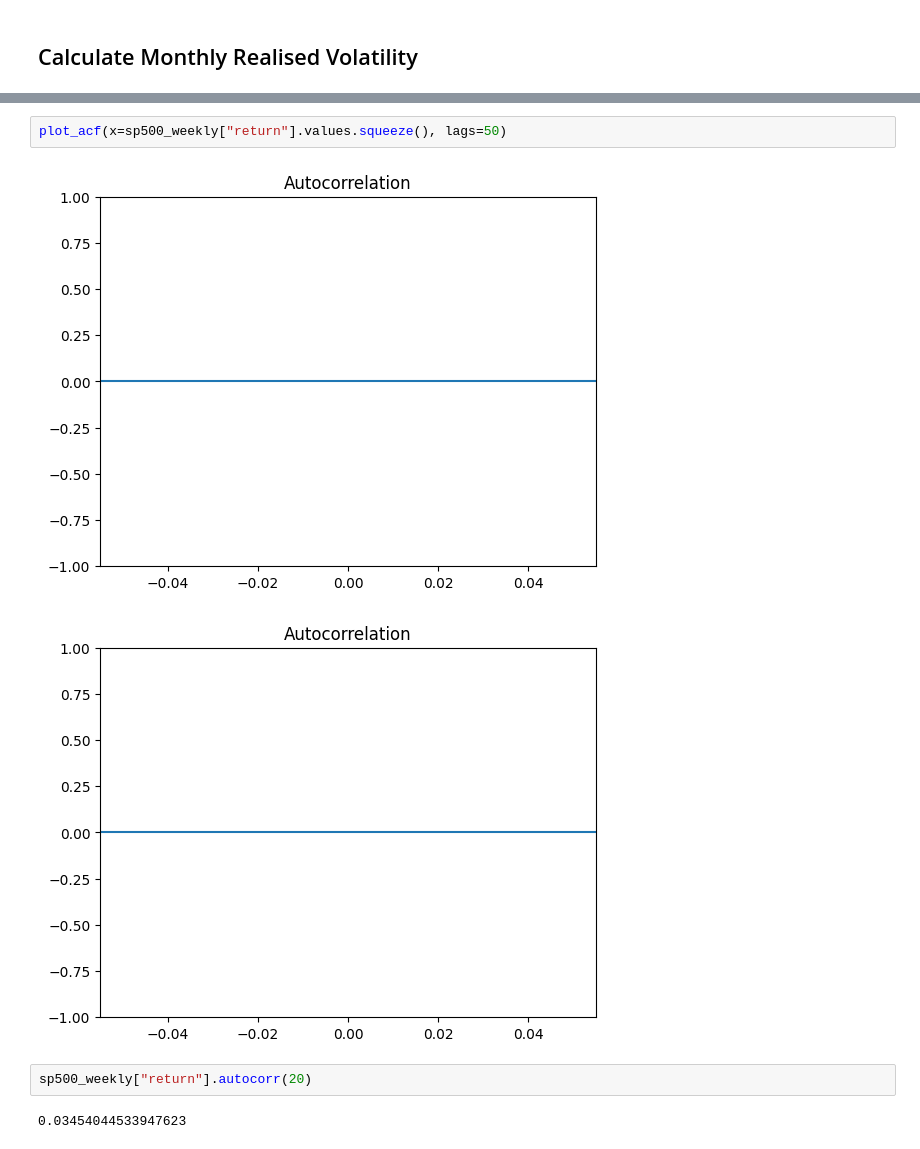
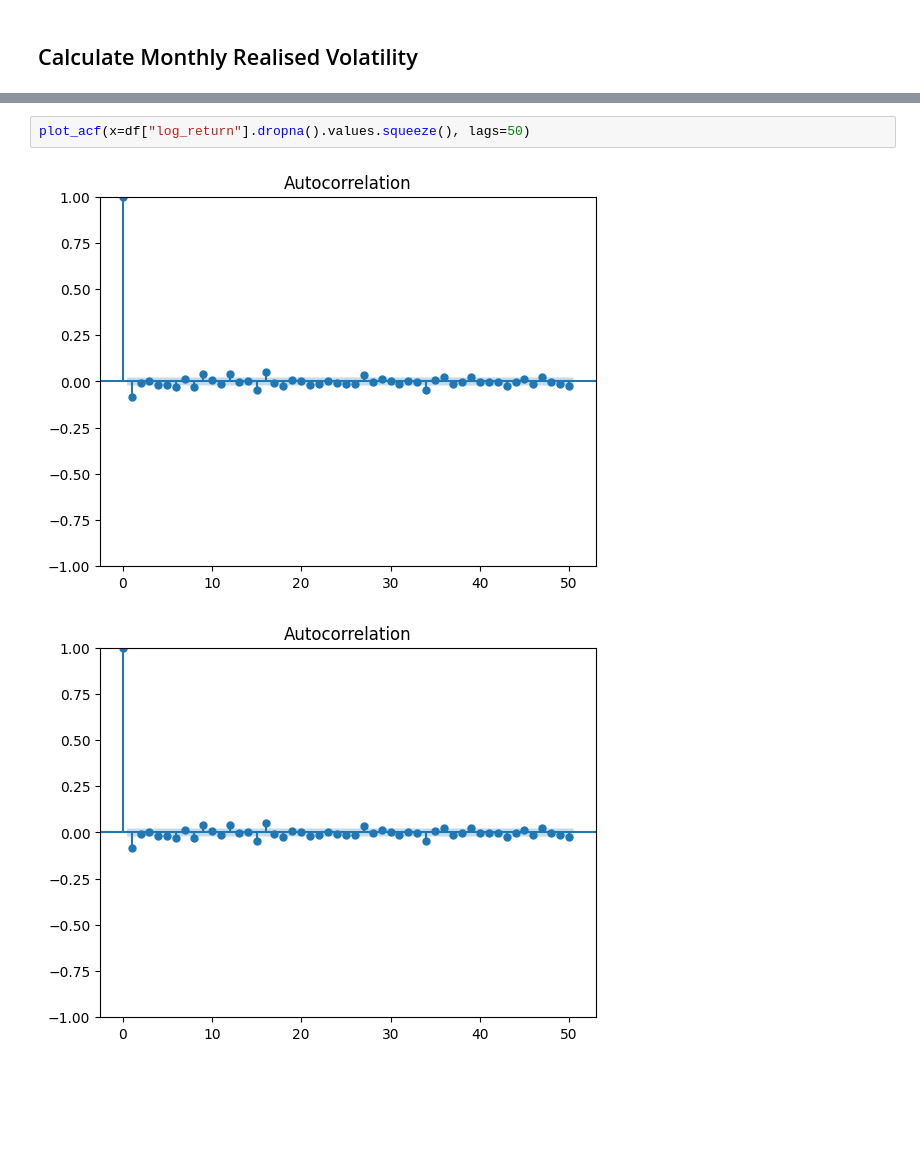
Before and after one commit to anastasiosyal/quantowl, a Jupyter notebook: autocorrelation/main.ipynb, the cells around one changed output, grey strips where cells are left out. Drawn from its saved outputs; the diff is of its cells as text; blank space fills up the shorter version.

```diff
--- a/autocorrelation/main.ipynb
+++ b/autocorrelation/main.ipynb
@@ -79,9 +106,5 @@ sp500_weekly.plot(y='log_return')
 # %%
-plot_acf(x=sp500_weekly["return"].values.squeeze(), lags=50)
+plot_acf(x=df["log_return"].dropna().values.squeeze(), lags=50)
 # %% [output]
-[figure, old version]
+[figure, new version]
-[figure, old version]
+[figure, new version]
-# %%
-sp500_weekly["return"].autocorr(20)
-# %% [output]
-0.03454044533947623
```
Also changed, not shown: parts of 6 cells of this notebook.
